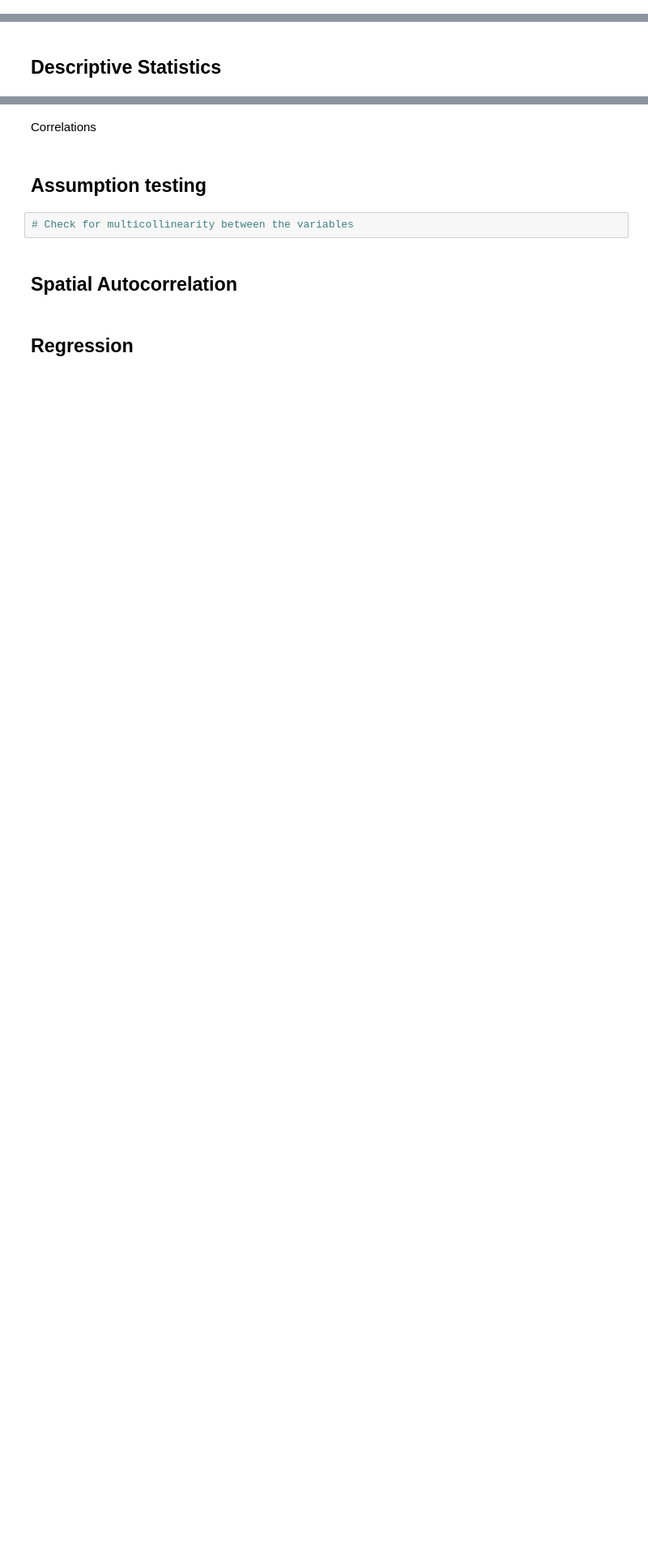
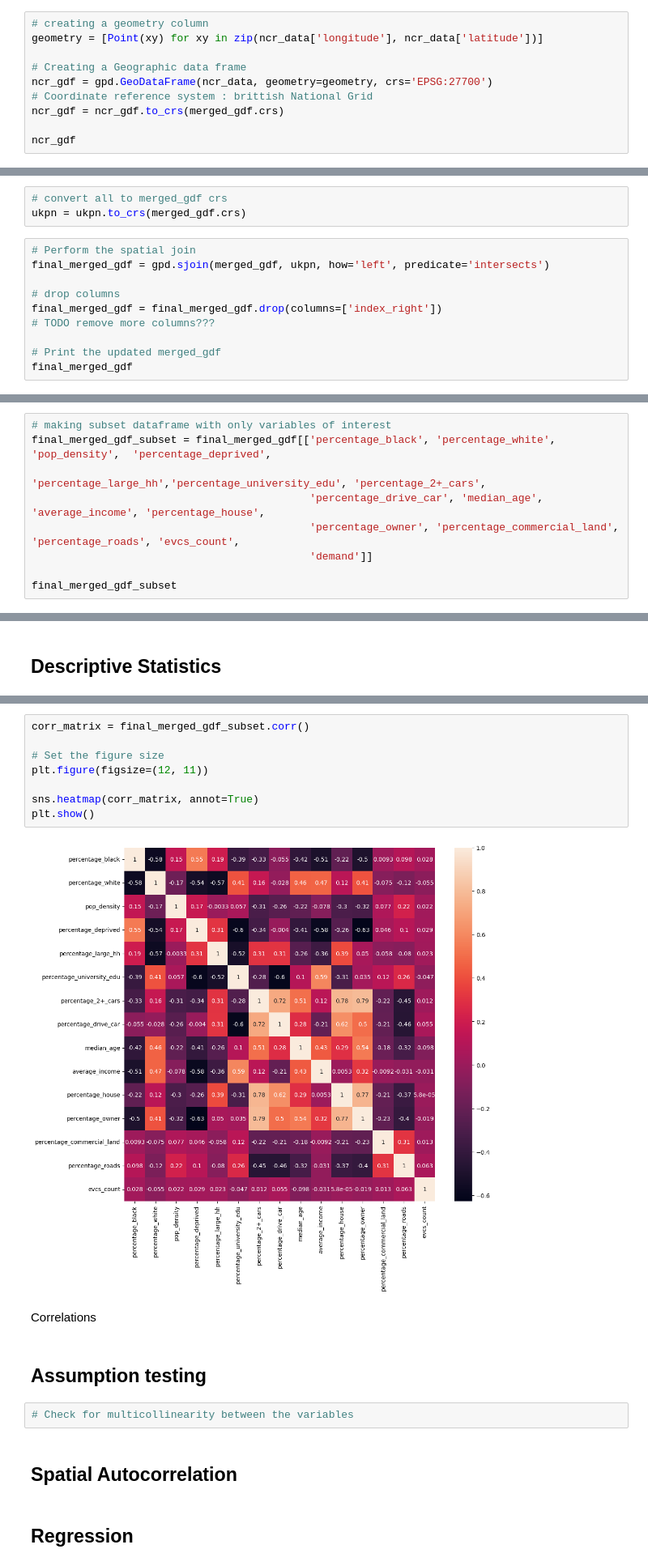
Before and after one commit to nifemi-alonge/evcs_spatial_analysis, a Jupyter notebook: Alonge_O_Dissertation_Analysis.ipynb, the cells around one changed output, grey strips where cells are left out. Shown at 81% size. Cells and saved outputs as stored; diff of their text form; blank space fills up the shorter version.

```diff
--- a/Alonge_O_Dissertation_Analysis.ipynb
+++ b/Alonge_O_Dissertation_Analysis.ipynb
@@ -87,0 +955,10 @@ oa_bound.plot()
+# %%
+# creating a geometry column
+geometry = [Point(xy) for xy in zip(ncr_data['longitude'], ncr_data['latitude'])]
+
+# Creating a Geographic data frame
+ncr_gdf = gpd.GeoDataFrame(ncr_data, geometry=geometry, crs='EPSG:27700')
+# Coordinate reference system : brittish National Grid
+ncr_gdf = ncr_gdf.to_crs(merged_gdf.crs)
+
+ncr_gdf
@@ -87,0 +1019,13 @@ oa_bound.plot()
+# %%
+# convert all to merged_gdf crs
+ukpn = ukpn.to_crs(merged_gdf.crs)
+# %%
+# Perform the spatial join
+final_merged_gdf = gpd.sjoin(merged_gdf, ukpn, how='left', predicate='intersects')
+
+# drop columns
+final_merged_gdf = final_merged_gdf.drop(columns=['index_right'])
+# TODO remove more columns???
+
+# Print the updated merged_gdf
+final_merged_gdf
@@ -87,0 +1058,9 @@ oa_bound.plot()
+# %%
+# making subset dataframe with only variables of interest
+final_merged_gdf_subset = final_merged_gdf[['percentage_black',	'percentage_white',	'pop_density',	'percentage_deprived',
+                                            'percentage_large_hh','percentage_university_edu', 'percentage_2+_cars',
+                                            'percentage_drive_car', 'median_age', 'average_income', 'percentage_house',
+                                            'percentage_owner', 'percentage_commercial_land', 'percentage_roads', 'evcs_count',
+                                            'demand']]
+
+final_merged_gdf_subset
@@ -90,3 +1102,13 @@ oa_bound.plot()
+# %%
+corr_matrix = final_merged_gdf_subset.corr()
+
+# Set the figure size
+plt.figure(figsize=(12, 11))
+
+sns.heatmap(corr_matrix, annot=True)
+plt.show()
+# %% [output]
+[figure, added]
 # %% [markdown]
 Correlations
 # %% [markdown]
```
Also changed, not shown: parts of 57 cells of this notebook.
